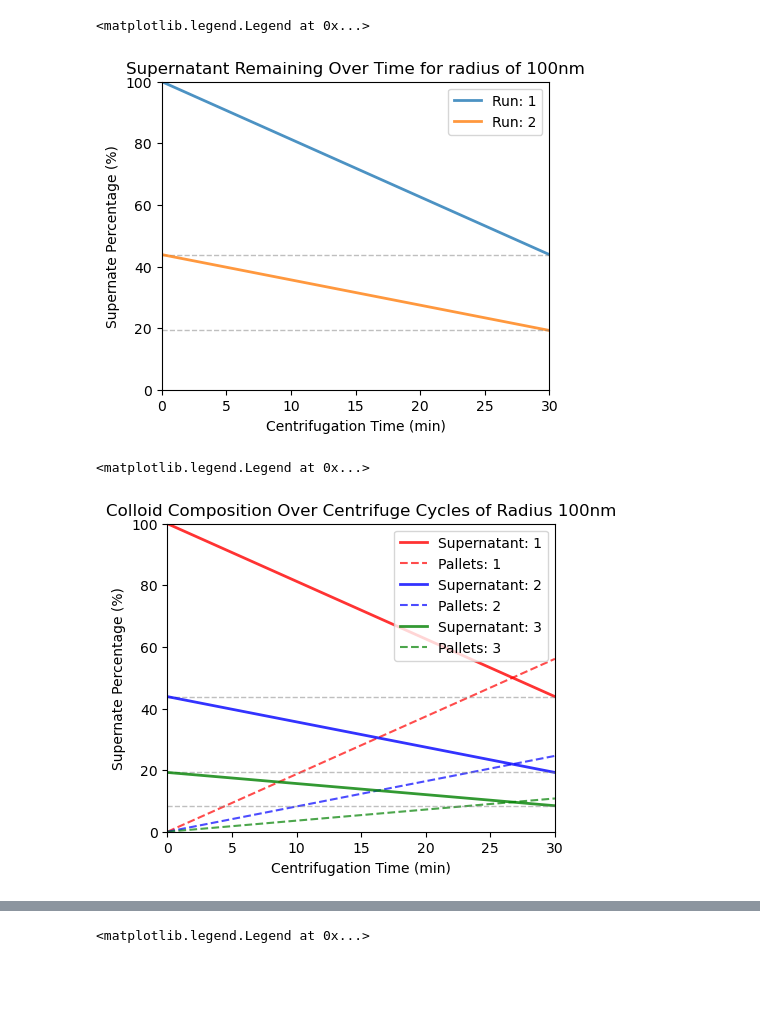
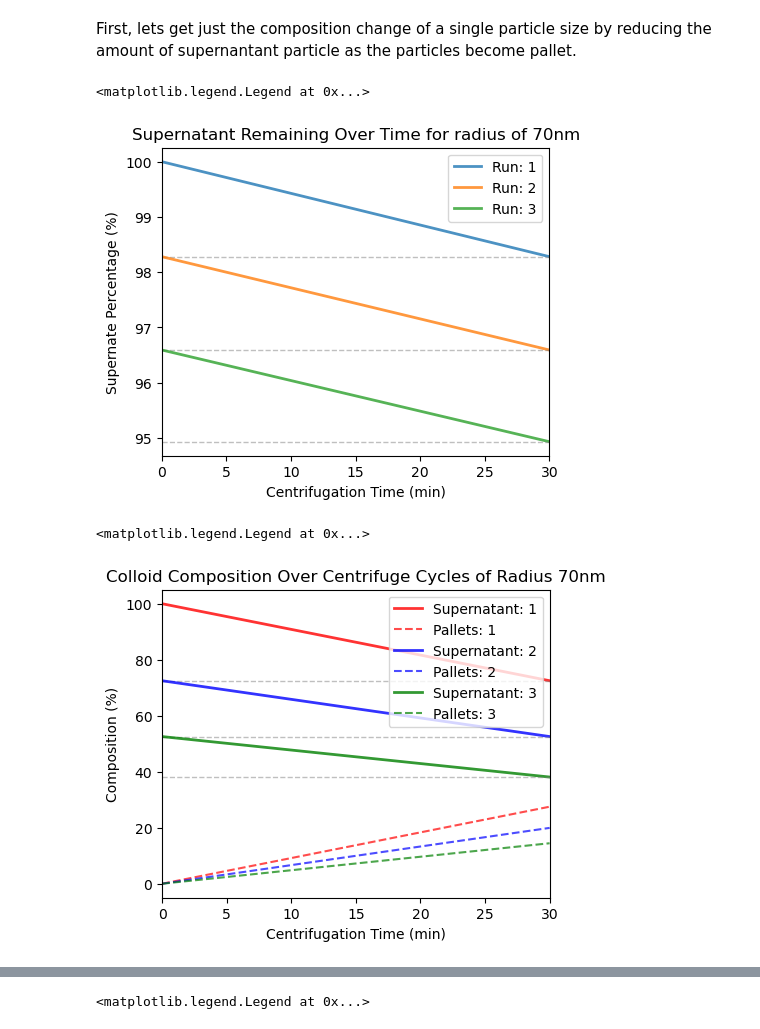
Before and after one commit to williammcmp/Nano-Particle-Playground, a Jupyter notebook: Centrifugation Model.ipynb, the cells around one changed output, grey strips where cells are left out. Cells and saved outputs as stored; diff of their text form; code cells hidden in the pictures; blank space fills up the shorter version.

```diff
--- a/Centrifugation Model.ipynb
+++ b/Centrifugation Model.ipynb
@@ -74,8 +77,10 @@ plt.show()
+# %% [markdown]
+First, lets get just the composition change of a single particle size by reducing the amount of supernantant particle as the particles become pallet.
 # %%
 # How does mutiple runs look for a single size particle?
-size = 100 * 1e-9
-rpm = 4000
-runs = 2
+size = 70 * 1e-9
+rpm = 1000
+runs = 3
 
 prob = 1
 
@@ -91,7 +96,7 @@ for run in range(runs):
     # Add a gray dotted line at y=prob
     ax.axhline(y=prob * 1e2, color='gray', linestyle='--', linewidth=1, alpha=0.5)
 
-ax.set_ylim([0,100])
+# ax.set_ylim([0,100])
 ax.set_xlim([0,time[-1]])
 
 ax.set_xlabel("Centrifugation Time (min)")
@@ -100,38 +105,38 @@ ax.set_title(f'Supernatant Remaining Over Time for radius of {size * 1e9:.0f}nm'
 ax.legend()
 # %% [output]
 <matplotlib.legend.Legend at 0x...>
-[figure, old version]
+[figure, new version]
 # %%
 # Pallets and supernatants
-size = 100 * 1e-9
+size = 70 * 1e-9
 rpm = 4000
 runs = 3
 
 prob = 1
 
 # Define a color cycle for different runs
 colors = ['red', 'blue', 'green']
 
 fig, ax = plt.subplots(figsize=(5,4))
 for run in range(runs):
     time = np.linspace(0,30,100)
     supernate, pallets = cal_supernate_and_pallets(size, prob, time,
                                             particle_density, liquid_density, liquid_viscosity,
                                             rpm, arm_length, length)
     prob = supernate[-1]
     ax.plot(time, supernate * 1e2, label=f"Supernatant: {run +1}", alpha = 0.8, linewidth=2, color=colors[run])
     ax.plot(time, pallets * 1e2, label=f"Pallets: {run + 1}", alpha=0.7, linestyle='--', color=colors[run])
 
     # Add a gray dotted line at y=prob
     ax.axhline(y=prob * 1e2, color='gray', linestyle='--', linewidth=1, alpha=0.5)
 
-ax.set_ylim([0,100])
+# ax.set_ylim([0,100])
 ax.set_xlim([0,time[-1]])
 
 ax.set_xlabel("Centrifugation Time (min)")
-ax.set_ylabel("Supernate Percentage (%)")
+ax.set_ylabel("Composition (%)")
 ax.set_title(f'Colloid Composition Over Centrifuge Cycles of Radius {size * 1e9:.0f}nm')
 ax.legend()
 # %% [output]
 <matplotlib.legend.Legend at 0x...>
-[figure, old version]
+[figure, new version]
```
Also changed, not shown: parts of 28 cells of this notebook.
